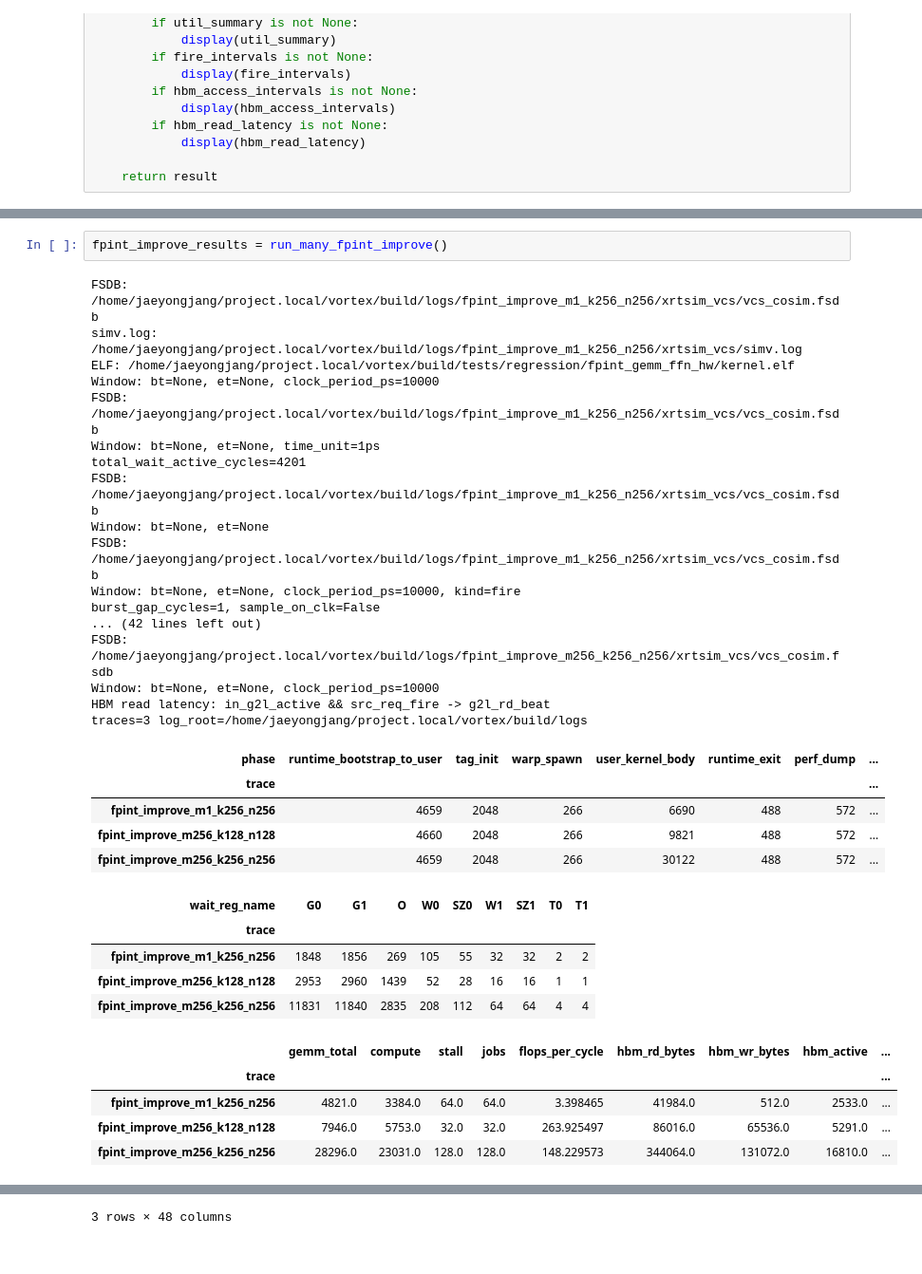
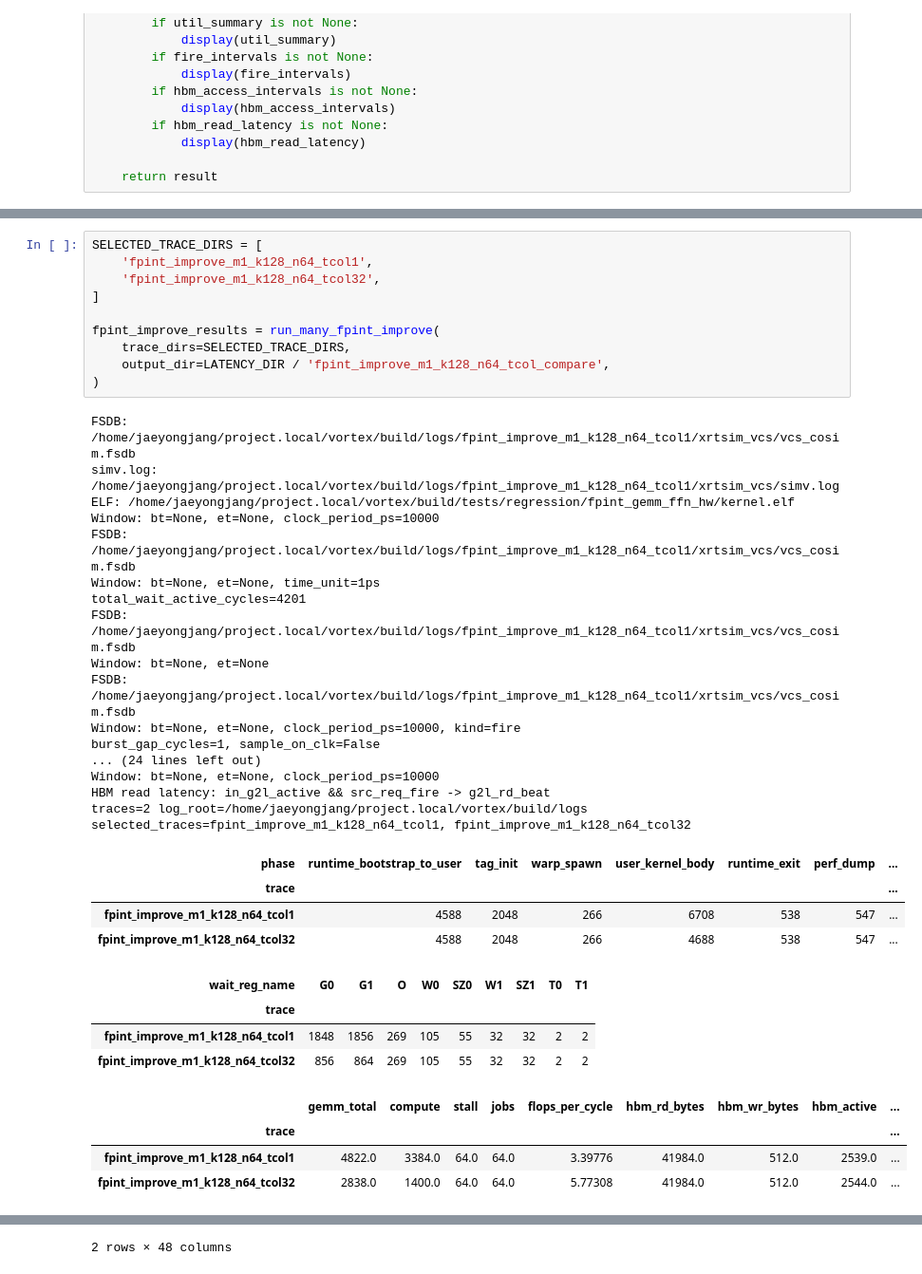
Before and after one commit to jang1664/vortex, a Jupyter notebook: analysis_workspace/latency/cycle_analysis.ipynb, the cells around one changed output, grey strips where cells are left out. Shown at 95% size. Cells and saved outputs as stored; diff of their text form.

```diff
--- a/analysis_workspace/latency/cycle_analysis.ipynb
+++ b/analysis_workspace/latency/cycle_analysis.ipynb
@@ -584,38 +646,43 @@ def run_many_fpint_improve(
     }
 # %%
-fpint_improve_results = run_many_fpint_improve()
+SELECTED_TRACE_DIRS = [
+    'fpint_improve_m1_k128_n64_tcol1',
+    'fpint_improve_m1_k128_n64_tcol32',
+]
+
+fpint_improve_results = run_many_fpint_improve(
+    trace_dirs=SELECTED_TRACE_DIRS,
+    output_dir=LATENCY_DIR / 'fpint_improve_m1_k128_n64_tcol_compare',
+)
 # %% [output]
-FSDB: /home/jaeyongjang/project.local/vortex/build/logs/fpint_improve_m1_k256_n256/xrtsim_vcs/vcs_cosim.fsdb
-simv.log: /home/jaeyongjang/project.local/vortex/build/logs/fpint_improve_m1_k256_n256/xrtsim_vcs/simv.log
+FSDB: /home/jaeyongjang/project.local/vortex/build/logs/fpint_improve_m1_k128_n64_tcol1/xrtsim_vcs/vcs_cosim.fsdb
+simv.log: /home/jaeyongjang/project.local/vortex/build/logs/fpint_improve_m1_k128_n64_tcol1/xrtsim_vcs/simv.log
 ELF: /home/jaeyongjang/project.local/vortex/build/tests/regression/fpint_gemm_ffn_hw/kernel.elf
 Window: bt=None, et=None, clock_period_ps=10000
-FSDB: /home/jaeyongjang/project.local/vortex/build/logs/fpint_improve_m1_k256_n256/xrtsim_vcs/vcs_cosim.fsdb
+FSDB: /home/jaeyongjang/project.local/vortex/build/logs/fpint_improve_m1_k128_n64_tcol1/xrtsim_vcs/vcs_cosim.fsdb
 Window: bt=None, et=None, time_unit=1ps
 total_wait_active_cycles=4201
-FSDB: /home/jaeyongjang/project.local/vortex/build/logs/fpint_improve_m1_k256_n256/xrtsim_vcs/vcs_cosim.fsdb
+FSDB: /home/jaeyongjang/project.local/vortex/build/logs/fpint_improve_m1_k128_n64_tcol1/xrtsim_vcs/vcs_cosim.fsdb
 Window: bt=None, et=None
-FSDB: /home/jaeyongjang/project.local/vortex/build/logs/fpint_improve_m1_k256_n256/xrtsim_vcs/vcs_cosim.fsdb
+FSDB: /home/jaeyongjang/project.local/vortex/build/logs/fpint_improve_m1_k128_n64_tcol1/xrtsim_vcs/vcs_cosim.fsdb
 Window: bt=None, et=None, clock_period_ps=10000, kind=fire
 burst_gap_cycles=1, sample_on_clk=False
-... (42 lines left out)
-FSDB: /home/jaeyongjang/project.local/vortex/build/logs/fpint_improve_m256_k256_n256/xrtsim_vcs/vcs_cosim.fsdb
+... (24 lines left out)
 Window: bt=None, et=None, clock_period_ps=10000
 HBM read latency: in_g2l_active && src_req_fire -> g2l_rd_beat
-traces=3 log_root=/home/jaeyongjang/project.local/vortex/build/logs
+traces=2 log_root=/home/jaeyongjang/project.local/vortex/build/logs
+selected_traces=fpint_improve_m1_k128_n64_tcol1, fpint_improve_m1_k128_n64_tcol32
 | phase | runtime_bootstrap_to_user | tag_init | warp_spawn | user_kernel_body | runtime_exit | perf_dump | ... |
 | trace |  |  |  |  |  |  | ... |
-| fpint_improve_m1_k256_n256 | 4659 | 2048 | 266 | 6690 | 488 | 572 | ... |
-| fpint_improve_m256_k128_n128 | 4660 | 2048 | 266 | 9821 | 488 | 572 | ... |
-| fpint_improve_m256_k256_n256 | 4659 | 2048 | 266 | 30122 | 488 | 572 | ... |
+| fpint_improve_m1_k128_n64_tcol1 | 4588 | 2048 | 266 | 6708 | 538 | 547 | ... |
+| fpint_improve_m1_k128_n64_tcol32 | 4588 | 2048 | 266 | 4688 | 538 | 547 | ... |
 | wait_reg_name | G0 | G1 | O | W0 | SZ0 | W1 | SZ1 | T0 | T1 |
 | trace |  |  |  |  |  |  |  |  |  |
-| fpint_improve_m1_k256_n256 | 1848 | 1856 | 269 | 105 | 55 | 32 | 32 | 2 | 2 |
-| fpint_improve_m256_k128_n128 | 2953 | 2960 | 1439 | 52 | 28 | 16 | 16 | 1 | 1 |
-| fpint_improve_m256_k256_n256 | 11831 | 11840 | 2835 | 208 | 112 | 64 | 64 | 4 | 4 |
+| fpint_improve_m1_k128_n64_tcol1 | 1848 | 1856 | 269 | 105 | 55 | 32 | 32 | 2 | 2 |
+| fpint_improve_m1_k128_n64_tcol32 | 856 | 864 | 269 | 105 | 55 | 32 | 32 | 2 | 2 |
 |  | gemm_total | compute | stall | jobs | flops_per_cycle | hbm_rd_bytes | hbm_wr_bytes | hbm_active | ... |
 | trace |  |  |  |  |  |  |  |  | ... |
-| fpint_improve_m1_k256_n256 | 4821.0 | 3384.0 | 64.0 | 64.0 | 3.398465 | 41984.0 | 512.0 | 2533.0 | ... |
-| fpint_improve_m256_k128_n128 | 7946.0 | 5753.0 | 32.0 | 32.0 | 263.925497 | 86016.0 | 65536.0 | 5291.0 | ... |
-| fpint_improve_m256_k256_n256 | 28296.0 | 23031.0 | 128.0 | 128.0 | 148.229573 | 344064.0 | 131072.0 | 16810.0 | ... |
+| fpint_improve_m1_k128_n64_tcol1 | 4822.0 | 3384.0 | 64.0 | 64.0 | 3.39776 | 41984.0 | 512.0 | 2539.0 | ... |
+| fpint_improve_m1_k128_n64_tcol32 | 2838.0 | 1400.0 | 64.0 | 64.0 | 5.77308 | 41984.0 | 512.0 | 2544.0 | ... |
 |  | mxu_active_user_pct | mxu_compute_pct | mxu_stall_pct | flops_per_cycle | mxu_input_util_compute | ... |
 | trace |  |  |  |  |  | ... |
@@ -630,3 +695,3 @@ traces=3 log_root=/home/jaeyongjang/project.local/vortex/build/logs
-3 rows × 48 columns
+2 rows × 48 columns
 |  | hbm_read_req_events | hbm_read_req_p50_min | hbm_read_req_p90_max | hbm_read_req_max_burst | ... |
 | trace |  |  |  |  | ... |
```
Also changed, not shown: parts of 3 cells of this notebook, 19 other files.
